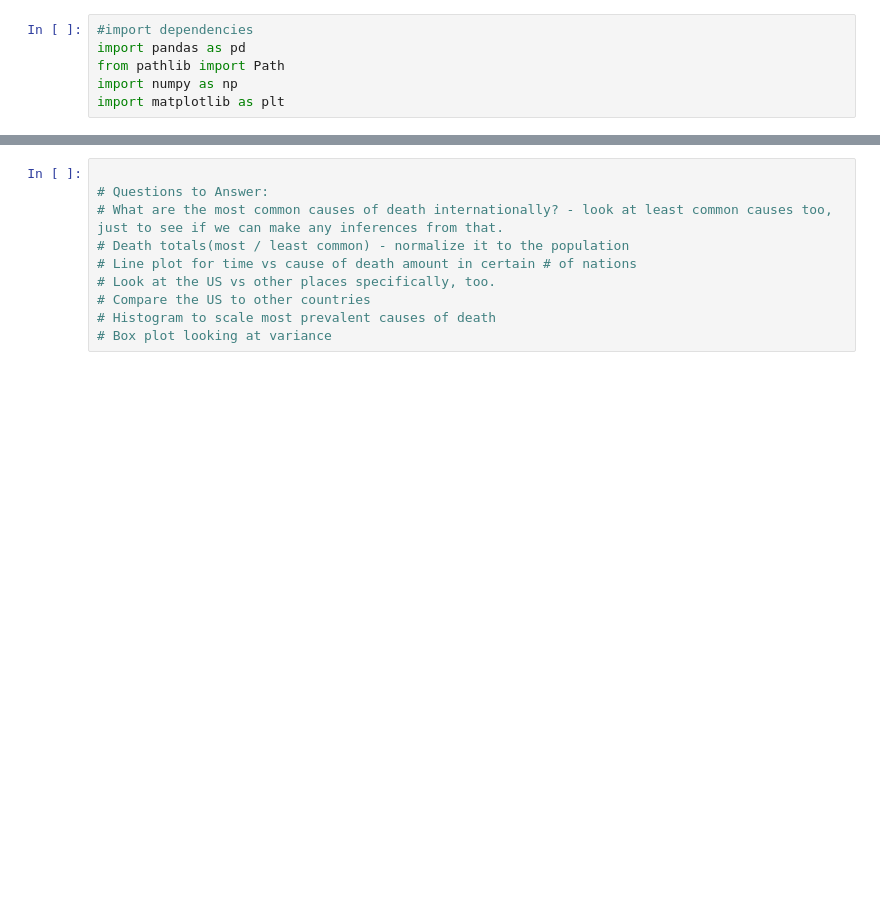
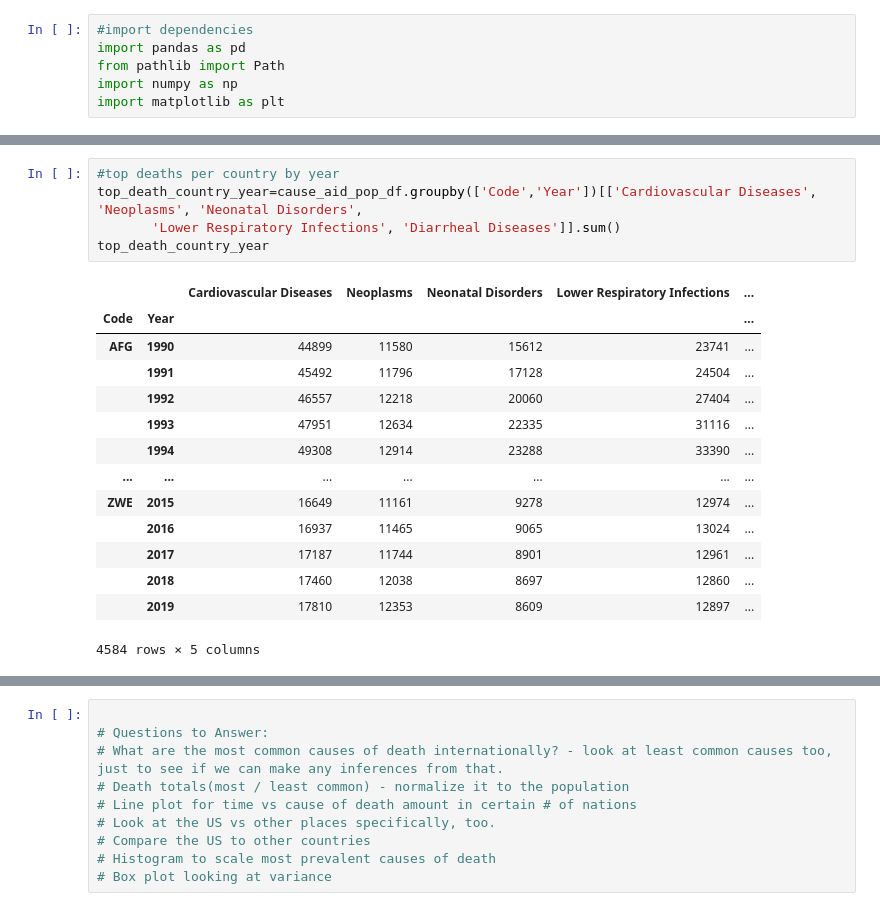
Before and after one commit to thomasjngo/Cause-of-Death-Analysis, a Jupyter notebook: Cause of Death Analysis/CommonCausesofDeath.ipynb, the cells around one changed output, grey strips where cells are left out. Saved outputs shown, nothing was run; the diff lists cells and outputs as text; blank space fills up the shorter version.

```diff
--- a/Cause of Death Analysis/CommonCausesofDeath.ipynb
+++ b/Cause of Death Analysis/CommonCausesofDeath.ipynb
@@ -92,0 +140,20 @@ dtype: int64
+# %%
+#top deaths per country by year
+top_death_country_year=cause_aid_pop_df.groupby(['Code','Year'])[['Cardiovascular Diseases', 'Neoplasms', 'Neonatal Disorders',
+       'Lower Respiratory Infections', 'Diarrheal Diseases']].sum()
+top_death_country_year
+# %% [output]
+|  |  | Cardiovascular Diseases | Neoplasms | Neonatal Disorders | Lower Respiratory Infections | ... |
+| Code | Year |  |  |  |  | ... |
+| AFG | 1990 | 44899 | 11580 | 15612 | 23741 | ... |
+|  | 1991 | 45492 | 11796 | 17128 | 24504 | ... |
+|  | 1992 | 46557 | 12218 | 20060 | 27404 | ... |
+|  | 1993 | 47951 | 12634 | 22335 | 31116 | ... |
+|  | 1994 | 49308 | 12914 | 23288 | 33390 | ... |
+| ... | ... | ... | ... | ... | ... | ... |
+| ZWE | 2015 | 16649 | 11161 | 9278 | 12974 | ... |
+|  | 2016 | 16937 | 11465 | 9065 | 13024 | ... |
+|  | 2017 | 17187 | 11744 | 8901 | 12961 | ... |
+|  | 2018 | 17460 | 12038 | 8697 | 12860 | ... |
+|  | 2019 | 17810 | 12353 | 8609 | 12897 | ... |
+4584 rows × 5 columns
```
Also changed, not shown: parts of 11 cells of this notebook, 1 other file.
